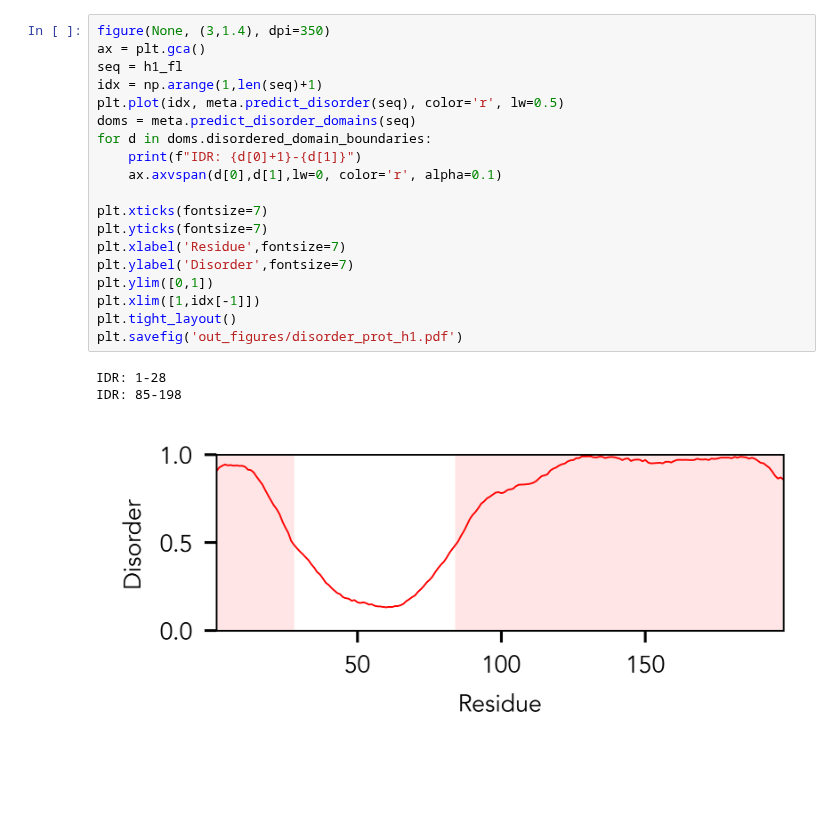
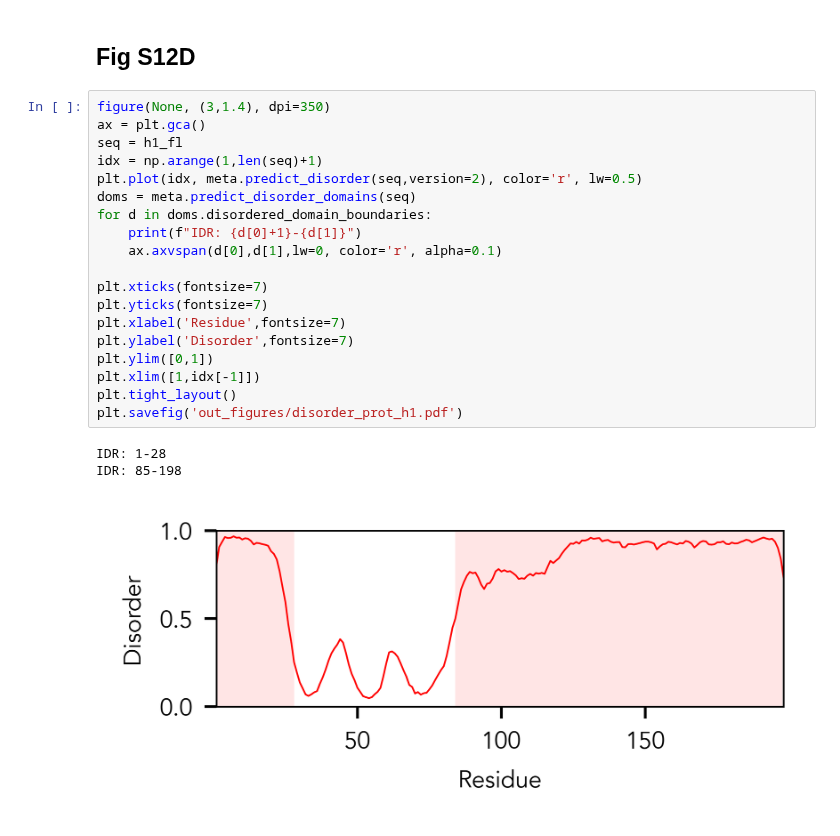
Before and after one commit to holehouse-lab/supportingdata, a Jupyter notebook: 2025/finches_2025/figures/figure_5/Fig_5B_C_D.ipynb, the cells around one changed output. Drawn from its saved outputs; the diff is of its cells as text; blank space fills up the shorter version.

```diff
--- a/2025/finches_2025/figures/figure_5/Fig_5B_C_D.ipynb
+++ b/2025/finches_2025/figures/figure_5/Fig_5B_C_D.ipynb
@@ -67,23 +77,25 @@ plt.savefig('out_figures/disorder_prot_alpha.pdf')
+# %% [markdown]
+## Fig S12D
 # %%
 figure(None, (3,1.4), dpi=350)
 ax = plt.gca()
 seq = h1_fl
 idx = np.arange(1,len(seq)+1)
-plt.plot(idx, meta.predict_disorder(seq), color='r', lw=0.5)
+plt.plot(idx, meta.predict_disorder(seq,version=2), color='r', lw=0.5)
 doms = meta.predict_disorder_domains(seq)
 for d in doms.disordered_domain_boundaries:
     print(f"IDR: {d[0]+1}-{d[1]}")
     ax.axvspan(d[0],d[1],lw=0, color='r', alpha=0.1)
 
 plt.xticks(fontsize=7)
 plt.yticks(fontsize=7)
 plt.xlabel('Residue',fontsize=7)
 plt.ylabel('Disorder',fontsize=7)
 plt.ylim([0,1])
 plt.xlim([1,idx[-1]])
 plt.tight_layout()
 plt.savefig('out_figures/disorder_prot_h1.pdf')
 # %% [output]
 IDR: 1-28
 IDR: 85-198
-[figure, old version]
+[figure, new version]
```
Also changed, not shown: parts of 27 cells of this notebook, 58 other files.
